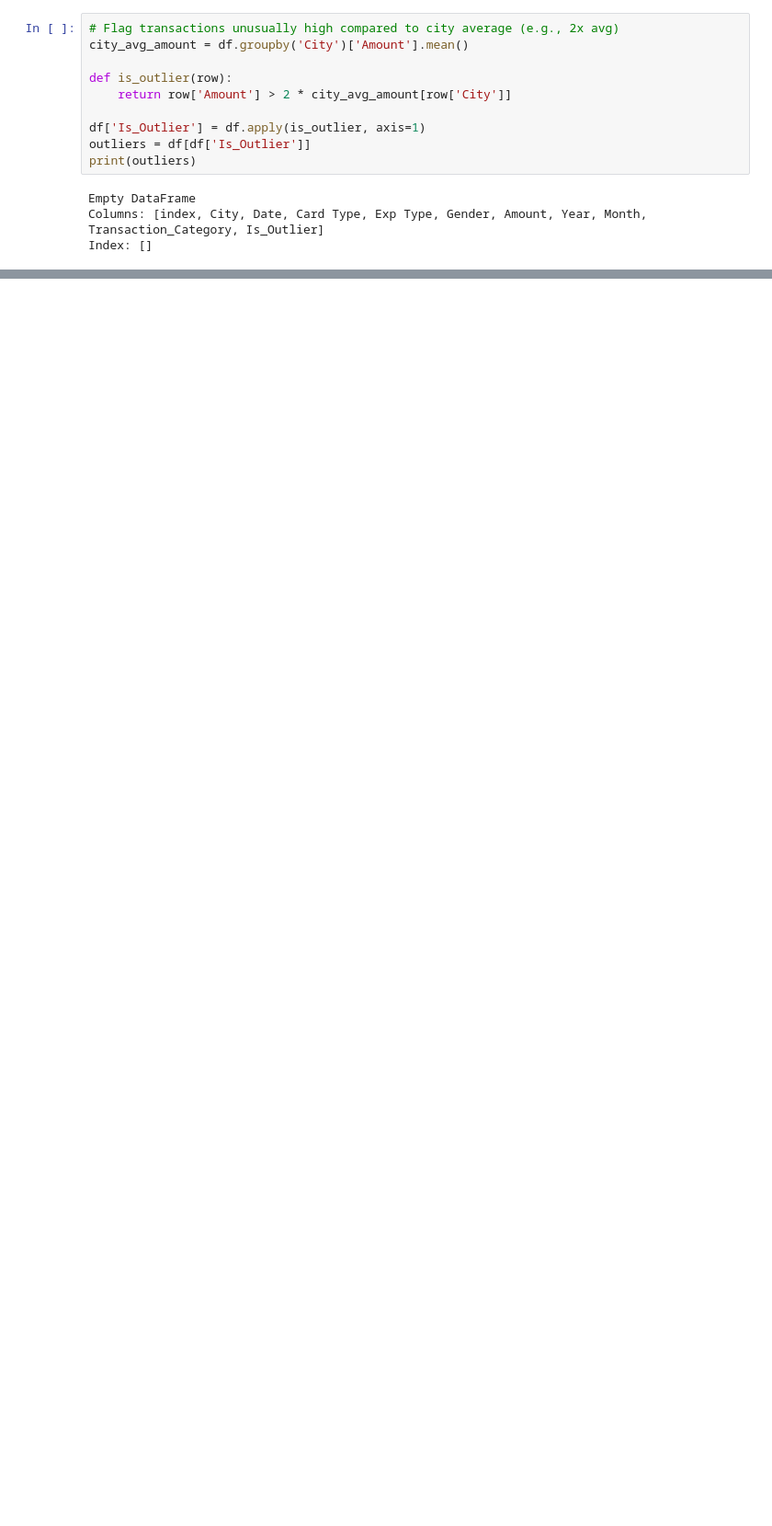
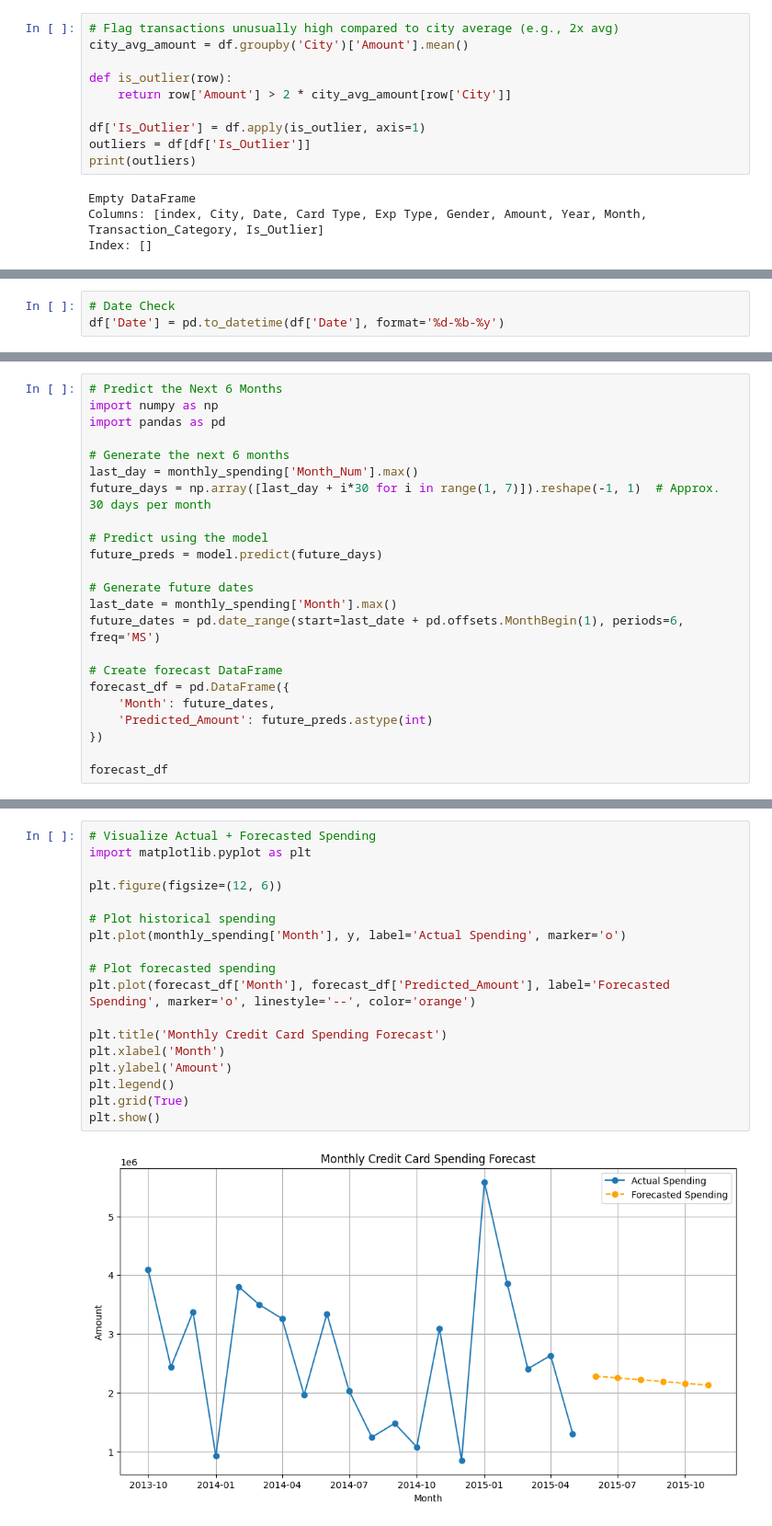
Before and after one commit to AlgoRex2/graymatter-ml, a Jupyter notebook: Credit_Card_Spend_Trend_21Aug2021.ipynb, the cells around one changed output, grey strips where cells are left out. Shown at 92% size. Saved outputs shown, nothing was run; the diff lists cells and outputs as text; blank space fills up the shorter version.

Commit message:
Cleaned n performed EDA n done Future Prediction - 21 August 2025

```diff
--- a/Credit_Card_Spend_Trend_21Aug2021.ipynb
+++ b/Credit_Card_Spend_Trend_21Aug2021.ipynb
@@ -351,0 +348,3 @@ Index: []
+# %%
+# Date Check
+df['Date'] = pd.to_datetime(df['Date'], format='%d-%b-%y')
@@ -351,0 +401,23 @@ Index: []
+# %%
+# Predict the Next 6 Months
+import numpy as np
+import pandas as pd
+
+# Generate the next 6 months
+last_day = monthly_spending['Month_Num'].max()
+future_days = np.array([last_day + i*30 for i in range(1, 7)]).reshape(-1, 1)  # Approx. 30 days per month
+
+# Predict using the model
+future_preds = model.predict(future_days)
+
+# Generate future dates
+last_date = monthly_spending['Month'].max()
+future_dates = pd.date_range(start=last_date + pd.offsets.MonthBegin(1), periods=6, freq='MS')
+
+# Create forecast DataFrame
+forecast_df = pd.DataFrame({
+    'Month': future_dates,
+    'Predicted_Amount': future_preds.astype(int)
+})
+
+forecast_df
@@ -351,0 +432,20 @@ Index: []
+# %%
+# Visualize Actual + Forecasted Spending
+import matplotlib.pyplot as plt
+
+plt.figure(figsize=(12, 6))
+
+# Plot historical spending
+plt.plot(monthly_spending['Month'], y, label='Actual Spending', marker='o')
+
+# Plot forecasted spending
+plt.plot(forecast_df['Month'], forecast_df['Predicted_Amount'], label='Forecasted Spending', marker='o', linestyle='--', color='orange')
+
+plt.title('Monthly Credit Card Spending Forecast')
+plt.xlabel('Month')
+plt.ylabel('Amount')
+plt.legend()
+plt.grid(True)
+plt.show()
+# %% [output]
+[figure, added]
```
Also changed, not shown: parts of 6 cells of this notebook.
